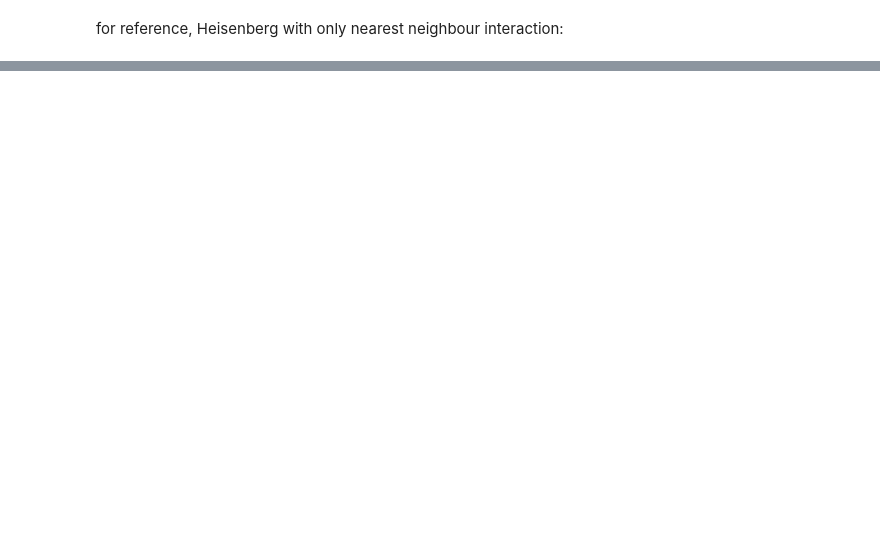
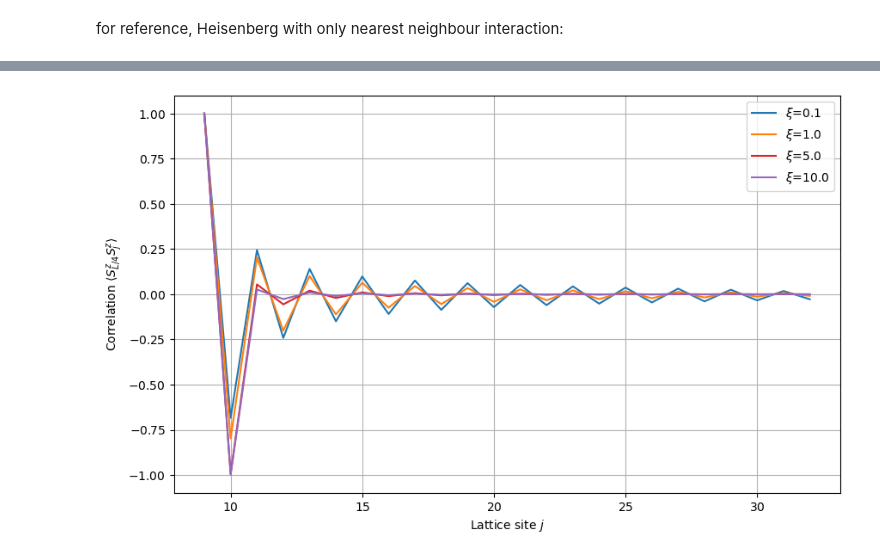
Before and after one commit to timmguthle/CMB_MPS_project_nr_17, a Jupyter notebook: main.ipynb, the cells around one changed output, grey strips where cells are left out. Saved outputs shown, nothing was run; the diff lists cells and outputs as text; code cells hidden in the pictures; blank space fills up the shorter version.

```diff
--- a/main.ipynb
+++ b/main.ipynb
@@ -285,0 +261,27 @@ ax.legend()
+# %%
+fig, ax = plt.subplots(figsize=(10, 6))
+
+# L_plot = np.arange(1, len(correlations[0]) +1)
+L_plot = np.linspace(L_for_correlations // 4 + 1, L_for_correlations, len(correlations[0]))
+
+
+# ax.set_yscale('log')
+# ax.set_xscale('log')
+
+for i, g in enumerate(xi_range):
+    if g in [2,20.0]:
+        continue
+    ax.plot(L_plot, correlations[i], label=f'$\\xi$={g}', color=f'C{i}')
+    # ax.plot(L_plot, expected_correlation_function(L_plot - L_for_correlations // 4, g), linestyle='--' ,color=f'C{i}', alpha=0.5)
+
+# ax.plot(L_plot, correlations_NN.real, label='only NN', linestyle=':', color='black')
+
+ax.set_xlabel("Lattice site $j$")
+ax.set_ylabel("Correlation $\\langle S^z_{L/4} S^z_j \\rangle$")
+
+# ax.set_ylim(1e-6, 1.5)
+
+ax.legend()
+fig.savefig("plots/correlation_functions_simple.pdf", bbox_inches='tight')
+# %% [output]
+[figure, added]
```
Also changed, not shown: parts of 18 cells of this notebook, 6 other files.
